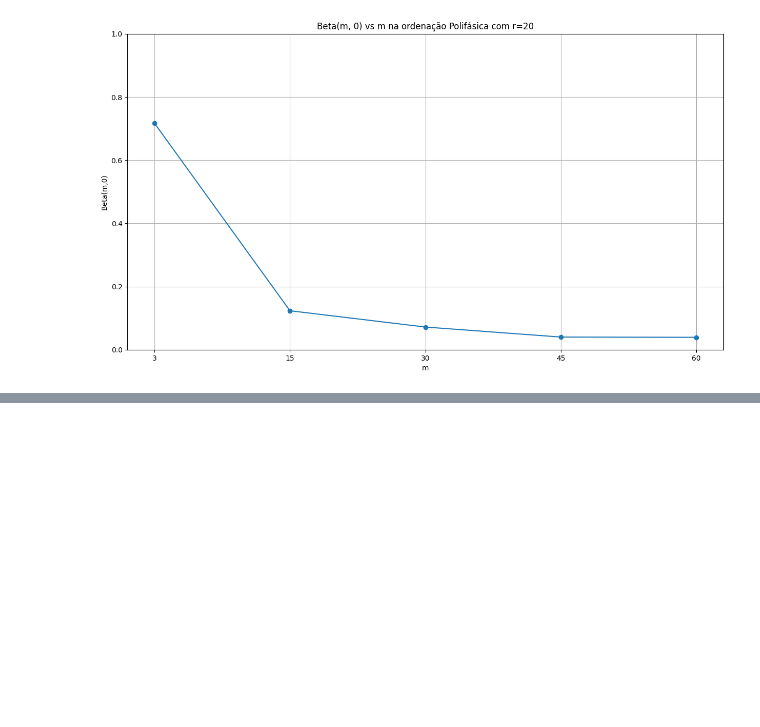
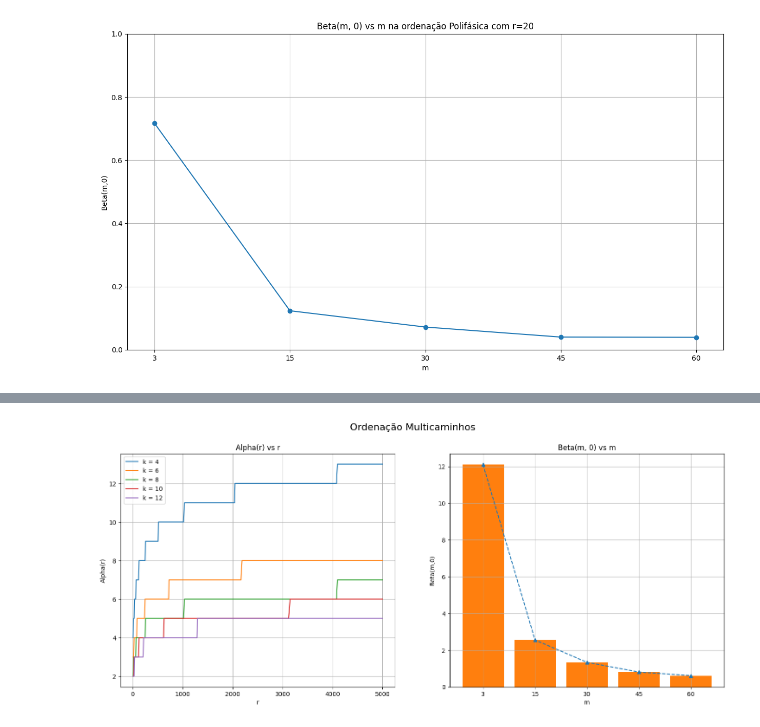
Before and after one commit to caiogmello/ordenacao_externa_eda2, a Jupyter notebook: plot.ipynb, the cells around one changed output, grey strips where cells are left out. Saved outputs shown, nothing was run; the diff lists cells and outputs as text; code cells hidden in the pictures; blank space fills up the shorter version.

```diff
--- a/plot.ipynb
+++ b/plot.ipynb
@@ -5,11 +5,14 @@ import json
 # %%
 betaC = json.loads(open('dctt_betas0_C.json').read())
 betaP = json.loads(open('dctt_betas0_P.json').read())
+betaB = json.loads(open('dctt_betas0_B.json').read())
 # %%
 alphaC = pd.read_json('dctt_alpha_C.json').transpose()
 alphaP = pd.read_json('dctt_alpha_P.json').transpose()
+alphaB = pd.read_json('dctt_alpha_B.json').transpose()
 betaC = pd.Series(betaC)
 betaP = pd.Series(betaP)
+betaB = pd.Series(betaB)
 # %%
 betaC
 # %% [output]
@@ -90,0 +94,4 @@ subplotAlphaBeta(alphaC, betaC, "Ordenação em Cascata")
+# %%
+subplotAlphaBeta(alphaB, betaB, "Ordenação Multicaminhos")
+# %% [output]
+[figure, added]
```
Also changed, not shown: parts of 3 cells of this notebook, 13 other files.
